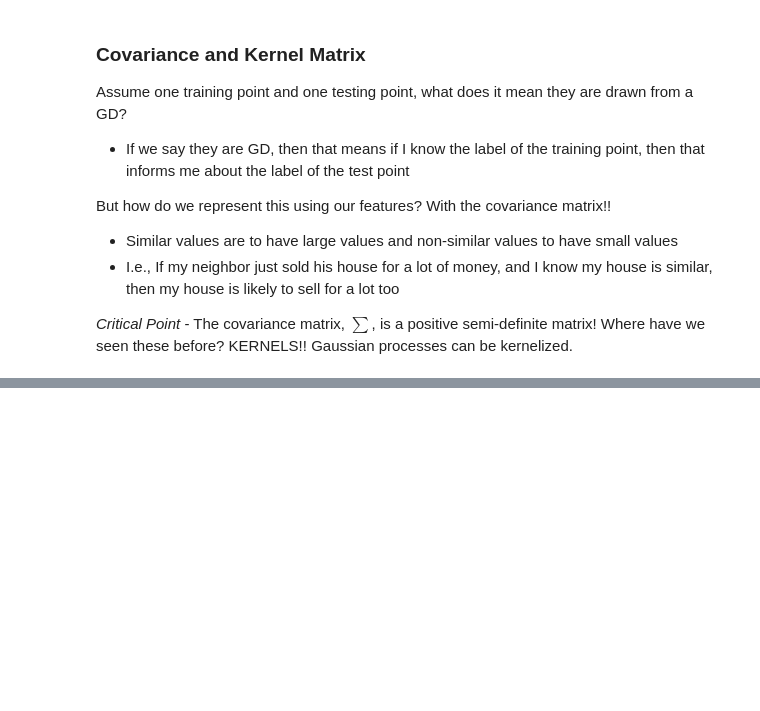
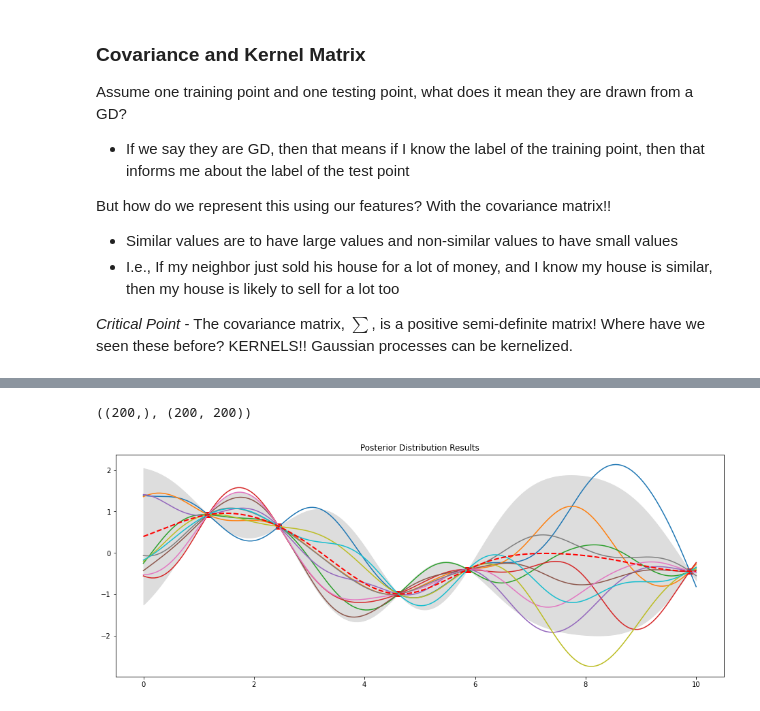
Before and after one commit to GStechschulte/autodidact, a Jupyter notebook: ML_Scratch/GaussianProcesses.ipynb, the cells around one changed output, grey strips where cells are left out. Cells and saved outputs as stored; diff of their text form; code cells hidden in the pictures; blank space fills up the shorter version.

Commit message:
Posterior predictive distribution

```diff
--- a/ML_Scratch/GaussianProcesses.ipynb
+++ b/ML_Scratch/GaussianProcesses.ipynb
@@ -169,7 +168,7 @@ def posterior(x_s, X_train, y_train, l=1.0, sigma_f=1.0, sigma_y=1e-8):
     K_ss = kernel(x_s, x_s, l)
     K_inv = inv(K)
 
-    mu_s = K_s.T.dot(K_inv).dot(Y_train)
+    mu_s = K_s.T.dot(K_inv).dot(y_train)
 
     cov_s = K_ss - K_s.T.dot(K_inv).dot(K_s)
 
@@ -202,0 +185,33 @@ plt.show()
+# %%
+n = 200
+
+# Testing points - domain our predicted function will infer from
+x_s = np.linspace(0, 10, n)
+
+# Training points - values our GP will have already seen and thus should have no uncertainty (noise-free)
+f = lambda x: np.sin(x)
+X_train = np.random.uniform(0, 10, 5)
+y_train = f(X_train)
+
+# Posterior inference
+mu_s, cov_s = posterior(x_s, X_train, y_train)
+# %%
+# Which makes sense b/c mu should be a column vector and the kernel should be a matrix
+mu_s.shape, cov_s.shape
+# %% [output]
+((200,), (200, 200))
+# %%
+samples = np.random.multivariate_normal(mu_s.ravel(), cov_s, 10)
+# %%
+# Remember the covariance matrix - you can compute uncertainty by taking sqrt of diagional of the kernel
+uncertainty = 1.96 * np.sqrt(np.diag(cov_s))
+# %%
+plt.figure(figsize=(16, 6))
+plt.plot(X_train, f(X_train), 'bs', ms=8, color='red')
+[plt.plot(x_s, sample) for sample in samples]
+plt.fill_between(x_s, mu_s + uncertainty, mu_s - uncertainty, color='#dddddd' )
+plt.plot(x_s, mu_s, 'r--', lw=2)
+plt.title('Posterior Distribution Results')
+plt.show()
+# %% [output]
+[figure, added]
```
Also changed, not shown: parts of 6 cells of this notebook.
